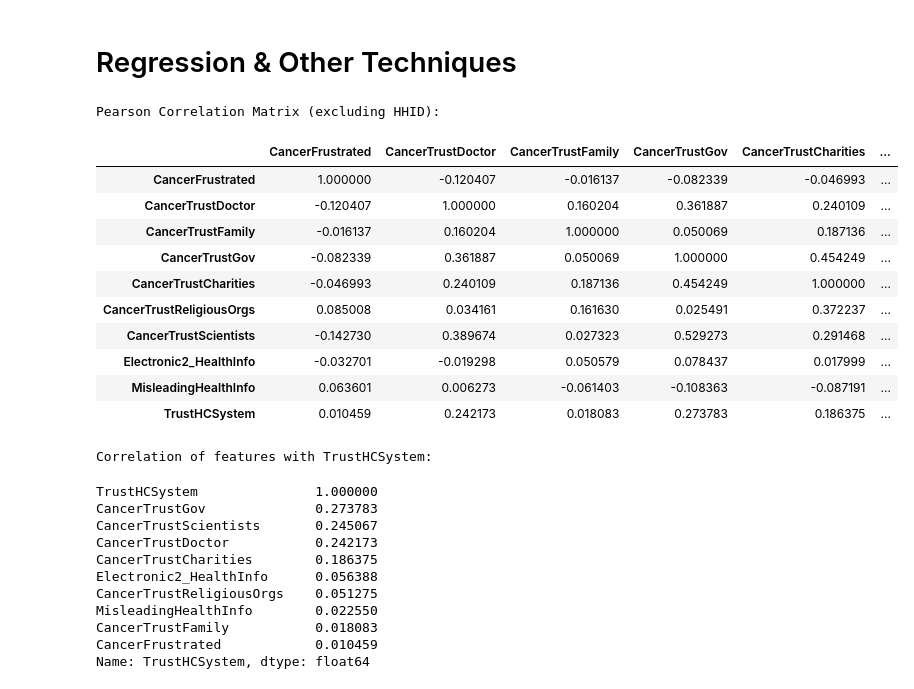
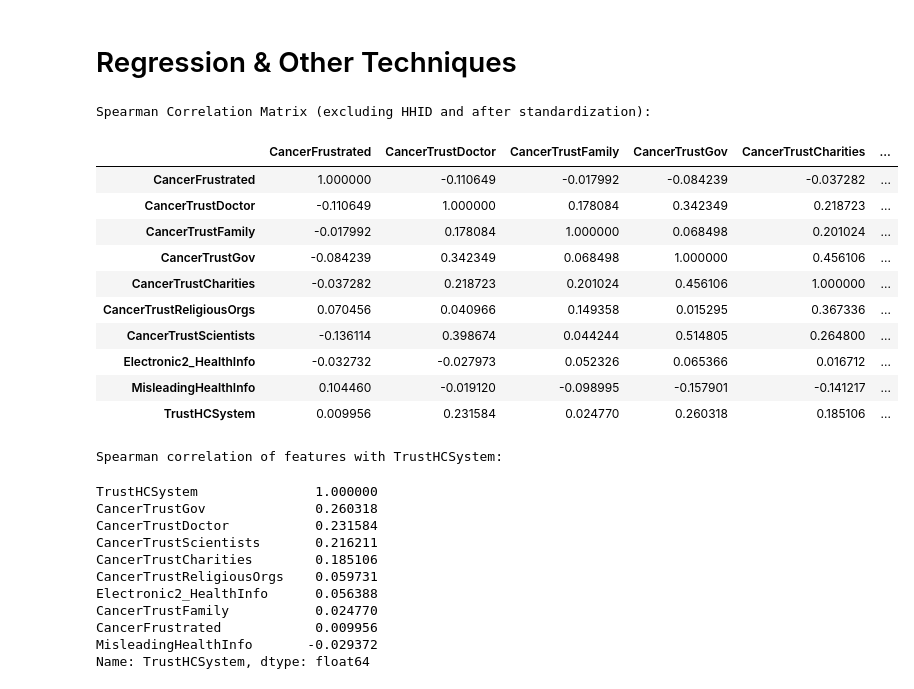
Before and after one commit to msheeba4848/Cancer-Communication-Using-Big-Data-Tools, a Jupyter notebook: code/hints_regression/hints_regression.ipynb, the cells around one changed output. Drawn from its saved outputs; the diff is of its cells as text; code cells hidden in the pictures.

```diff
--- a/code/hints_regression/hints_regression.ipynb
+++ b/code/hints_regression/hints_regression.ipynb
@@ -207,46 +208,42 @@ Data after applying mappings to numeric values:
 # %% [markdown]
 # Regression & Other Techniques
 # %%
-# Drop the 'HHID' column for correlation computation
-columns_to_exclude = ['HHID', 'SeekCancerInfo'] # Removing because all values for SeekCancerInfo are equal to "1" or everyone seeks info
-correlation_data = hints_cleaned.drop(columns=columns_to_exclude)
+# Use Spearman for ordinal data
+# Compute the Spearman correlation matrix
+correlation_matrix_spearman = standardized_data.corr(method='spearman')
 
-# Compute the correlation matrix
-correlation_matrix = correlation_data.corr(method='pearson')
-
-# Display the full correlation matrix
-print("Pearson Correlation Matrix (excluding HHID):")
-display(correlation_matrix)
+# Display the full Spearman correlation matrix
+print("Spearman Correlation Matrix (excluding HHID and after standardization):")
+display(correlation_matrix_spearman)
 
 # Focus on the correlation of the target variable ('TrustHCSystem') with other features
-target_variable = "TrustHCSystem"
-correlation_with_target = correlation_matrix[target_variable].sort_values(ascending=False)
+correlation_with_target_spearman = correlation_matrix_spearman[target_variable].sort_values(ascending=False)
 
-print(f"\nCorrelation of features with {target_variable}:")
-display(correlation_with_target)
+print(f"\nSpearman correlation of features with {target_variable}:")
+display(correlation_with_target_spearman)
 # %% [output]
-Pearson Correlation Matrix (excluding HHID):
+Spearman Correlation Matrix (excluding HHID and after standardization):
 |  | CancerFrustrated | CancerTrustDoctor | CancerTrustFamily | CancerTrustGov | CancerTrustCharities | ... |
-| CancerFrustrated | 1.000000 | -0.120407 | -0.016137 | -0.082339 | -0.046993 | ... |
-| CancerTrustDoctor | -0.120407 | 1.000000 | 0.160204 | 0.361887 | 0.240109 | ... |
-| CancerTrustFamily | -0.016137 | 0.160204 | 1.000000 | 0.050069 | 0.187136 | ... |
-| CancerTrustGov | -0.082339 | 0.361887 | 0.050069 | 1.000000 | 0.454249 | ... |
-| CancerTrustCharities | -0.046993 | 0.240109 | 0.187136 | 0.454249 | 1.000000 | ... |
-| CancerTrustReligiousOrgs | 0.085008 | 0.034161 | 0.161630 | 0.025491 | 0.372237 | ... |
-| CancerTrustScientists | -0.142730 | 0.389674 | 0.027323 | 0.529273 | 0.291468 | ... |
-| Electronic2_HealthInfo | -0.032701 | -0.019298 | 0.050579 | 0.078437 | 0.017999 | ... |
-| MisleadingHealthInfo | 0.063601 | 0.006273 | -0.061403 | -0.108363 | -0.087191 | ... |
-| TrustHCSystem | 0.010459 | 0.242173 | 0.018083 | 0.273783 | 0.186375 | ... |
+| CancerFrustrated | 1.000000 | -0.110649 | -0.017992 | -0.084239 | -0.037282 | ... |
+| CancerTrustDoctor | -0.110649 | 1.000000 | 0.178084 | 0.342349 | 0.218723 | ... |
+| CancerTrustFamily | -0.017992 | 0.178084 | 1.000000 | 0.068498 | 0.201024 | ... |
+| CancerTrustGov | -0.084239 | 0.342349 | 0.068498 | 1.000000 | 0.456106 | ... |
+| CancerTrustCharities | -0.037282 | 0.218723 | 0.201024 | 0.456106 | 1.000000 | ... |
+| CancerTrustReligiousOrgs | 0.070456 | 0.040966 | 0.149358 | 0.015295 | 0.367336 | ... |
+| CancerTrustScientists | -0.136114 | 0.398674 | 0.044244 | 0.514805 | 0.264800 | ... |
+| Electronic2_HealthInfo | -0.032732 | -0.027973 | 0.052326 | 0.065366 | 0.016712 | ... |
+| MisleadingHealthInfo | 0.104460 | -0.019120 | -0.098995 | -0.157901 | -0.141217 | ... |
+| TrustHCSystem | 0.009956 | 0.231584 | 0.024770 | 0.260318 | 0.185106 | ... |
-Correlation of features with TrustHCSystem:
+Spearman correlation of features with TrustHCSystem:
 TrustHCSystem               1.000000
-CancerTrustGov              0.273783
-CancerTrustScientists       0.245067
-CancerTrustDoctor           0.242173
-CancerTrustCharities        0.186375
+CancerTrustGov              0.260318
+CancerTrustDoctor           0.231584
+CancerTrustScientists       0.216211
+CancerTrustCharities        0.185106
+CancerTrustReligiousOrgs    0.059731
 Electronic2_HealthInfo      0.056388
-CancerTrustReligiousOrgs    0.051275
-MisleadingHealthInfo        0.022550
-CancerTrustFamily           0.018083
-CancerFrustrated            0.010459
+CancerTrustFamily           0.024770
+CancerFrustrated            0.009956
+MisleadingHealthInfo       -0.029372
 Name: TrustHCSystem, dtype: float64
 # %%
```
Also changed, not shown: parts of 17 cells of this notebook.
